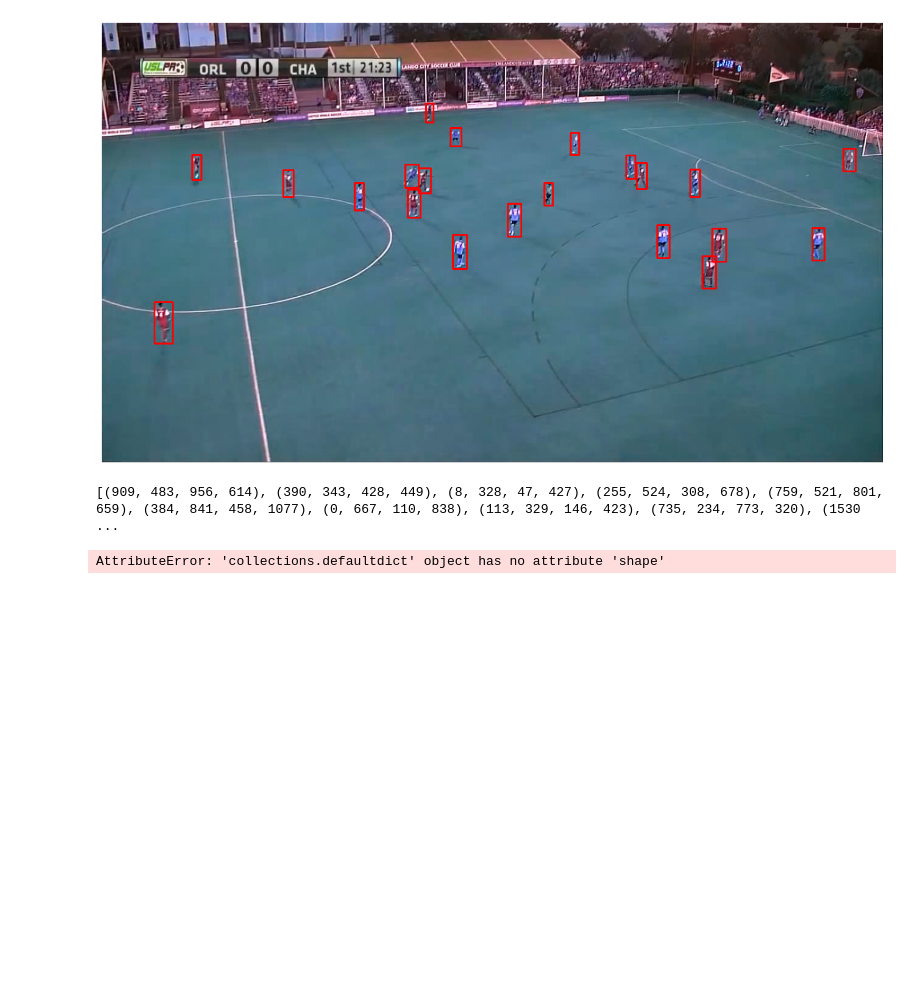
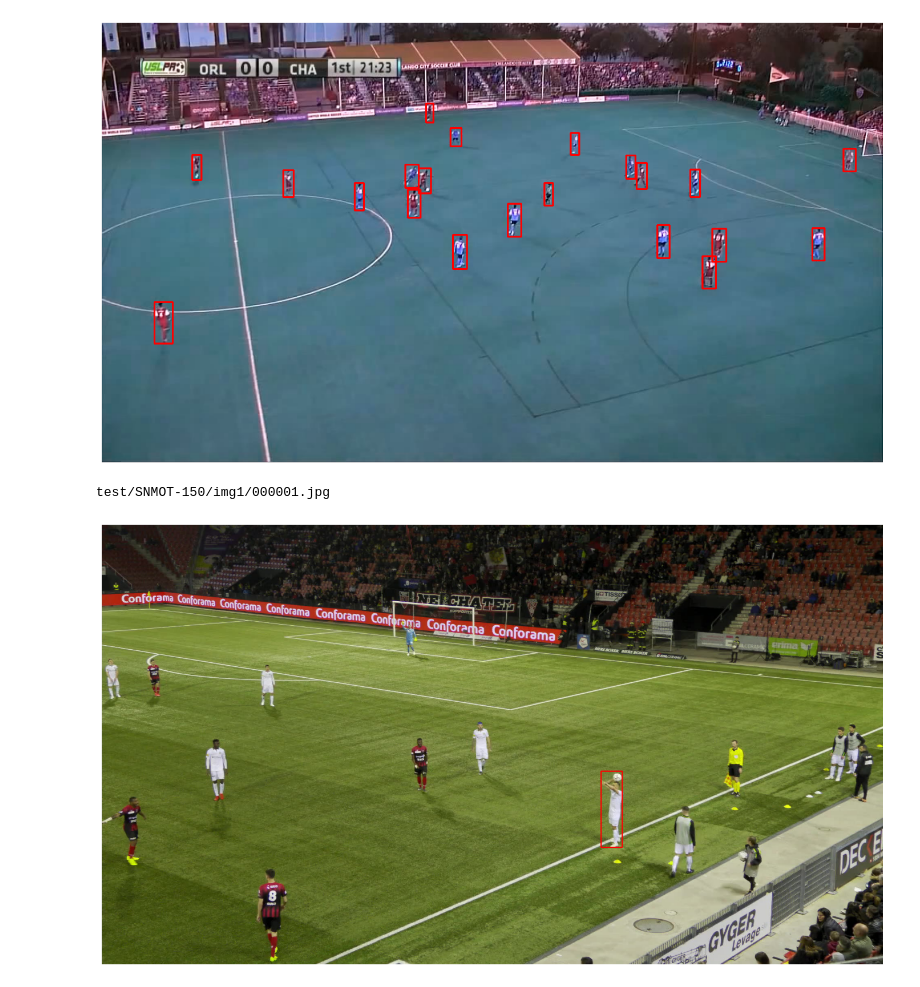
Before and after one commit to A-NGJ/deeplearning2022-footandball, a Jupyter notebook: helper.ipynb, the cells around one changed output. Cells and saved outputs as stored; diff of their text form; code cells hidden in the pictures; blank space fills up the shorter version.

Commit message:
soccer net loader class in progress

```diff
--- a/helper.ipynb
+++ b/helper.ipynb
@@ -70,23 +42,22 @@ def collect(directory: str):
 # %%
-from data import soccer_net
-import cv2
-from image import image
+
 
 os.environ["SOCCER_NET_PATH"] = "/Users/aleksandernagaj/DTU/02456/data/soccer_net/tracking/"
 
-annot = soccer_net.collect("test")
+sn = soccer_net.SoccerNet("test")
+sn.collect()
 # %%
-for img_path, ann in annot.items():
-    print(ann)
+for img_path, ann in zip(sn.image_list, sn.gt):
+    print(img_path)
     img = cv2.imread(os.environ["SOCCER_NET_PATH"] + img_path)
-    image.draw_bboxes(img, annot, image.Color.RED)
+    img = cv2.cvtColor(img, cv2.COLOR_BGR2RGB)
+    img = image.draw_bboxes(img, np.array([ann[11]]), image.Color.RED)
 
     plt.figure(figsize=(20, 10))
     plt.imshow(img)
     plt.axis("off")
     plt.show()
-
     break
 # %% [output]
-[(909, 483, 956, 614), (390, 343, 428, 449), (8, 328, 47, 427), (255, 524, 308, 678), (759, 521, 801, 659), (384, 841, 458, 1077), (0, 667, 110, 838), (113, 329, 146, 423), (735, 234, 773, 320), (1530 ...
+test/SNMOT-150/img1/000001.jpg
-AttributeError: 'collections.defaultdict' object has no attribute 'shape'
+[figure, added]
```
Also changed, not shown: parts of 2 cells of this notebook, 4 other files.
